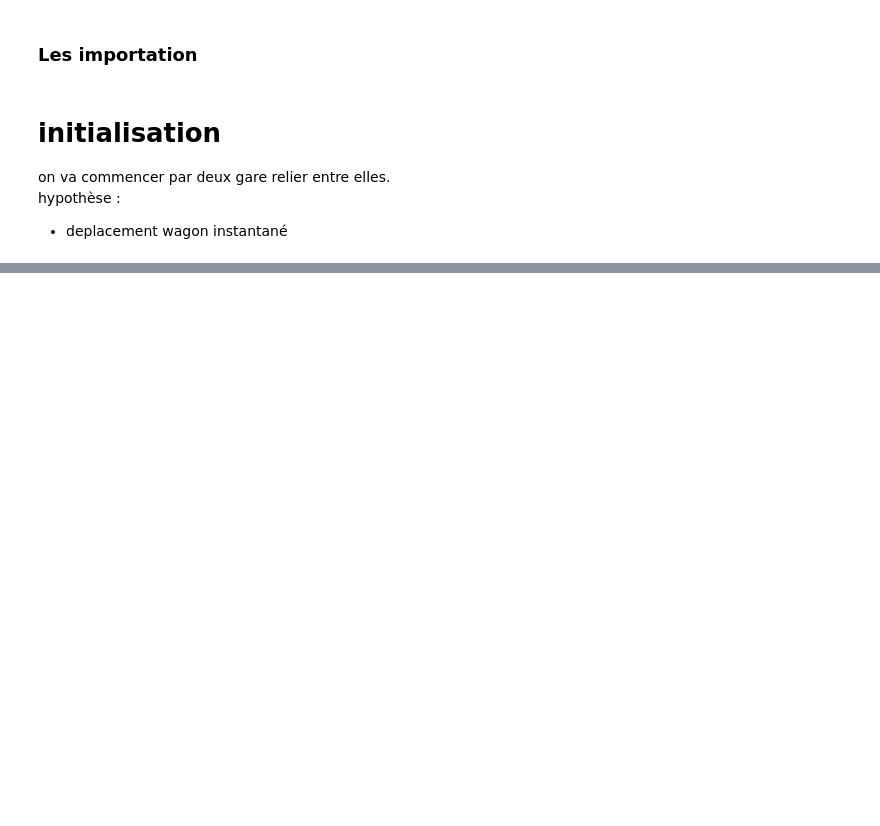
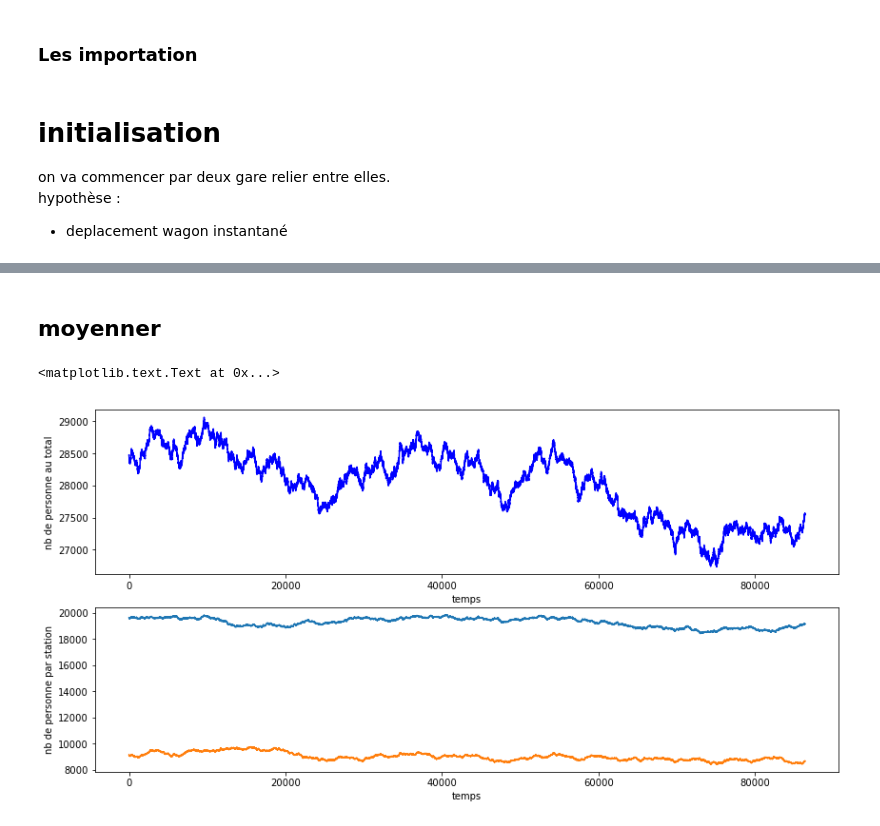
Before and after one commit to are00dynamic-2018/RATP_Project, a Jupyter notebook: src/RATP_notebook.ipynb, the cells around one changed output, grey strips where cells are left out. Saved outputs shown, nothing was run; the diff lists cells and outputs as text; code cells hidden in the pictures; blank space fills up the shorter version.

Commit message:
[NOTEBOOK][ADD] add average simulation

```diff
--- a/src/RATP_notebook.ipynb
+++ b/src/RATP_notebook.ipynb
@@ -127,0 +130,33 @@ axes[1].set_ylabel("nb de personne par station")
+# %% [markdown]
+## moyenner
+# %%
+time, nb_tot_moy, nb_station_moy = simulation(List_Gare)
+
+for j in range(len(nb_tot)):
+    nb_tot_moy[j] = nb_tot_moy[j] / 100
+
+for j in range(len(nb_station)):
+    for k in range(len(nb_station[j])):
+        nb_station[j][k] = nb_station[j][k] / 100
+
+for i in range(99):
+    time, nb_tot, nb_station =simulation(List_Gare)
+    for j in range(len(nb_tot)):
+        nb_tot_moy[j] += nb_tot[j] / 100
+    for j in range(len(nb_station)):
+        for k in range(len(nb_station[j])):
+            nb_station[j][k] += nb_station[j][k] / 100
+
+
+
+fig, axes = plt.subplots(nrows=2, ncols=1, figsize=(14,7))
+axes[0].plot(time, nb_tot, 'b')
+axes[0].set_xlabel("temps")
+axes[0].set_ylabel("nb de personne au total")
+for i in nb_station:
+    axes[1].plot(time, i)
+axes[1].set_xlabel("temps")
+axes[1].set_ylabel("nb de personne par station")
+# %% [output]
+<matplotlib.text.Text at 0x...>
+[figure, added]
```
Also changed, not shown: parts of 2 cells of this notebook.
